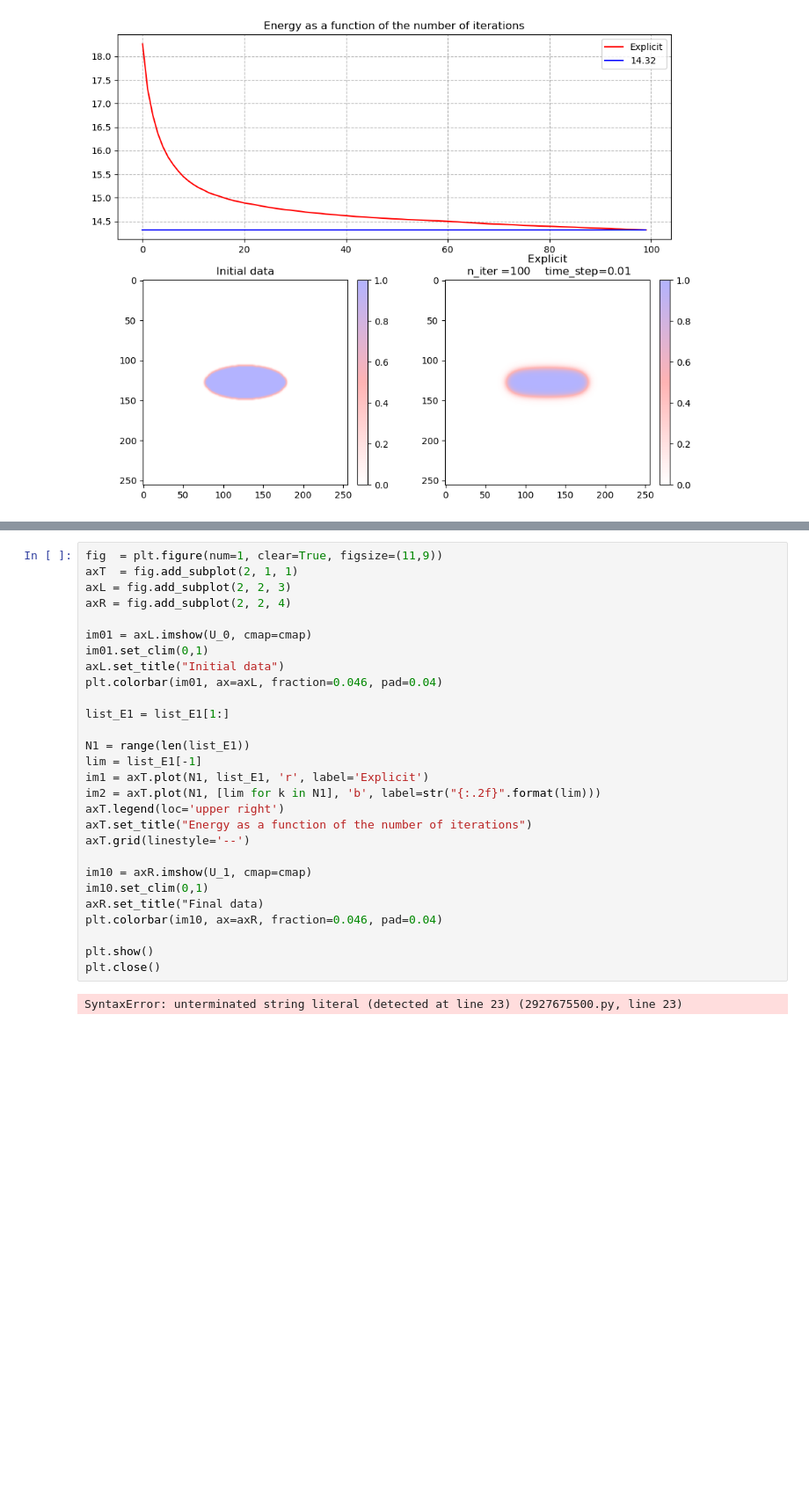
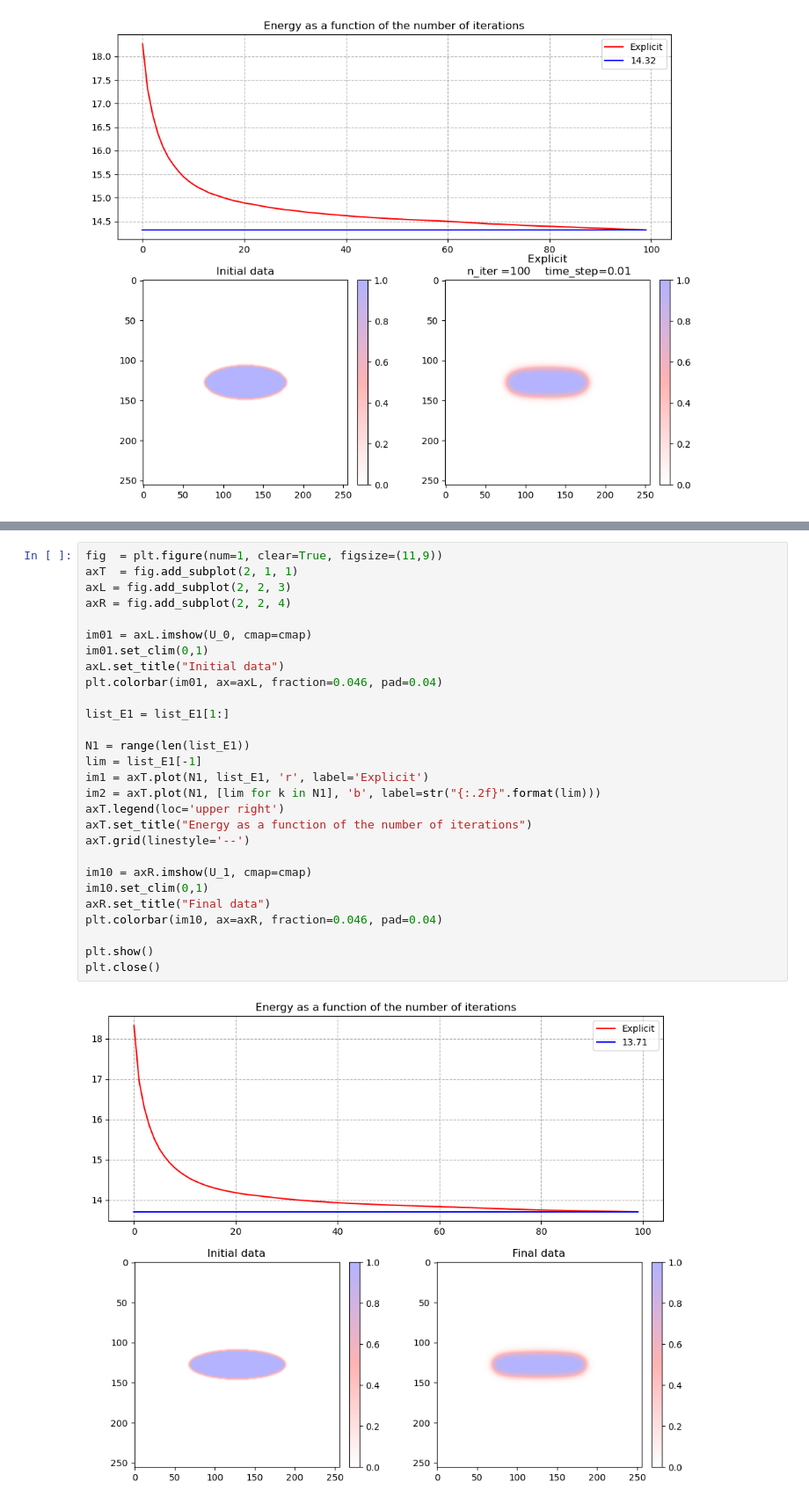
Before and after one commit to julescandautilh/exterior-transport, a Jupyter notebook: origin_jupyter_project.ipynb, the cells around one changed output, grey strips where cells are left out. Shown at 88% size. Cells and saved outputs as stored; diff of their text form; blank space fills up the shorter version.

```diff
--- a/origin_jupyter_project.ipynb
+++ b/origin_jupyter_project.ipynb
@@ -1239,33 +1239,33 @@ Time elapsed  32.08465838432312
 # %%
 fig  = plt.figure(num=1, clear=True, figsize=(11,9))
 axT  = fig.add_subplot(2, 1, 1)
 axL = fig.add_subplot(2, 2, 3)
 axR = fig.add_subplot(2, 2, 4)
 
 im01 = axL.imshow(U_0, cmap=cmap)
 im01.set_clim(0,1)
 axL.set_title("Initial data")
 plt.colorbar(im01, ax=axL, fraction=0.046, pad=0.04)
 
 list_E1 = list_E1[1:]
 
 N1 = range(len(list_E1))
 lim = list_E1[-1]
 im1 = axT.plot(N1, list_E1, 'r', label='Explicit')
 im2 = axT.plot(N1, [lim for k in N1], 'b', label=str("{:.2f}".format(lim)))
 axT.legend(loc='upper right')
 axT.set_title("Energy as a function of the number of iterations")
 axT.grid(linestyle='--')
 
 im10 = axR.imshow(U_1, cmap=cmap)
 im10.set_clim(0,1)
-axR.set_title("Final data)
+axR.set_title("Final data")
 plt.colorbar(im10, ax=axR, fraction=0.046, pad=0.04)
 
 plt.show()
 plt.close()
 # %% [output]
-SyntaxError: unterminated string literal (detected at line 23) (2927675500.py, line 23)
+[figure, added]
 # %%
 #  ellipse c big
 
```
Also changed, not shown: parts of 15 cells of this notebook.
